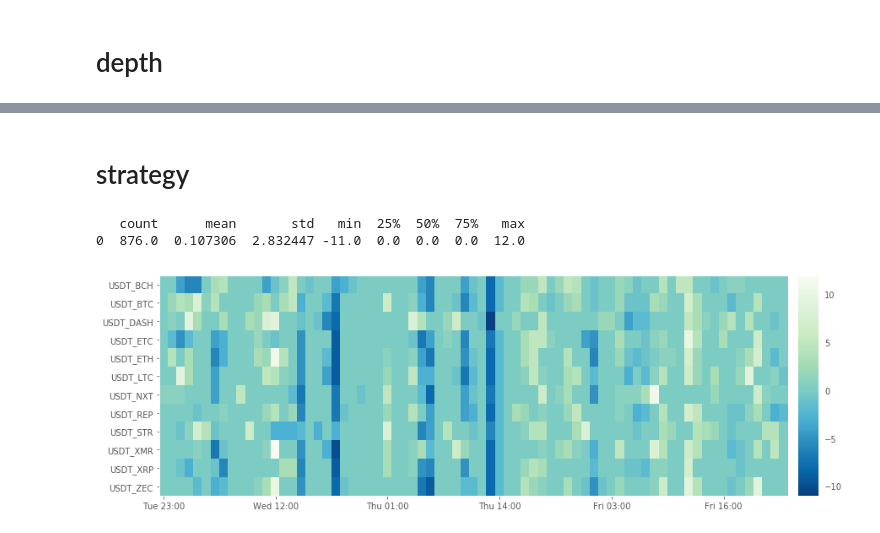
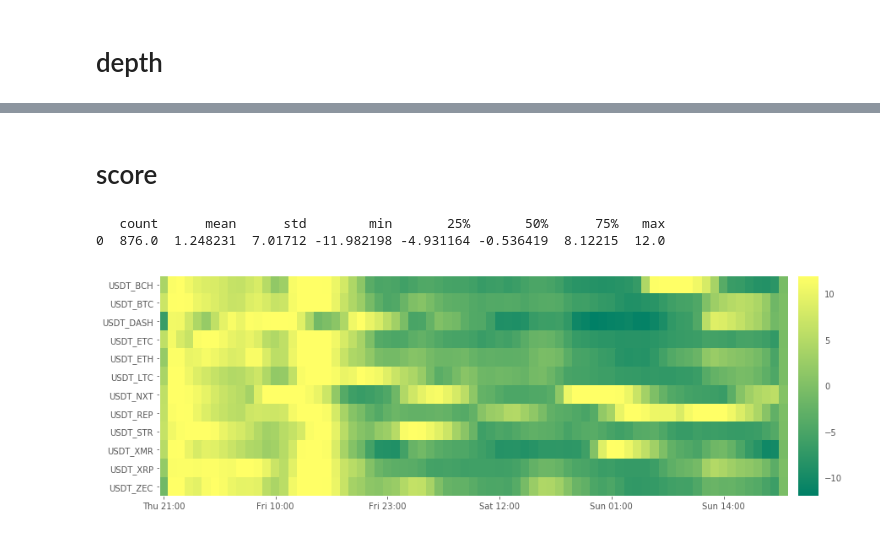
Before and after one commit to Sahanduiuc/cryptoz, a Jupyter notebook: Workbook.ipynb, the cells around one changed output, grey strips where cells are left out. Saved outputs shown, nothing was run; the diff lists cells and outputs as text; code cells hidden in the pictures.

Commit message:
New feature: scores, bugfixes

```diff
--- a/Workbook.ipynb
+++ b/Workbook.ipynb
@@ -143,12 +143,25 @@ cryptoz.plot.depth(orderbooks, colors=('grey', 'grey'), ranker=lambda sr: 1 - sr
 # %% [markdown]
-# strategy
+# score
-# %%
-df = stats.strategy.apply(ohlc, lambda ohlc_df: stats.strategy.BB_crossover(ohlc_df, 36, 2))
-df = df.resample('1h').sum()
-
-norm = cryptoz.plot.MidpointNormalize(midpoint=0.0)
-cryptoz.plot.evolution(df, norm=norm)
-# %% [output]
-   count      mean       std   min  25%  50%  75%   max
-0  876.0  0.107306  2.832447 -11.0  0.0  0.0  0.0  12.0
-[figure, removed]
+# %%
+def BB(sr, window, std_n):
+    rollmean_sr = sr.rolling(window=window, min_periods=1).mean()
+    rollstd_sr = sr.rolling(window=window, min_periods=1).std()
+    upper_band_sr = rollmean_sr + std_n * rollstd_sr
+    lower_band_sr = rollmean_sr - std_n * rollstd_sr
+    return upper_band_sr, lower_band_sr
+
+def crossover(sr1, sr2):
+    return sr1 - sr2
+
+def normalize(sr):
+    return (sr - sr.mean()) / sr.std()
+# %%
+strategy = lambda ohlc_df: normalize(crossover(*BB(ohlc_df['C'], 6 * 20, 3)))
+df1 = pd.DataFrame({pair: strategy(ohlc_df) for pair, ohlc_df in ohlc.items()})
+score1 = cryptoz.score.safe_apply(df1, -1, 1)
+
+cryptoz.plot.evolution(score1.resample('1h').sum(), cmap=plt.cm.summer)
+# %% [output]
+   count      mean      std        min       25%       50%      75%   max
+0  876.0  1.248231  7.01712 -11.982198 -4.931164 -0.536419  8.12215  12.0
+[figure, added]
```
Also changed, not shown: parts of 12 cells of this notebook, 8 other files.
